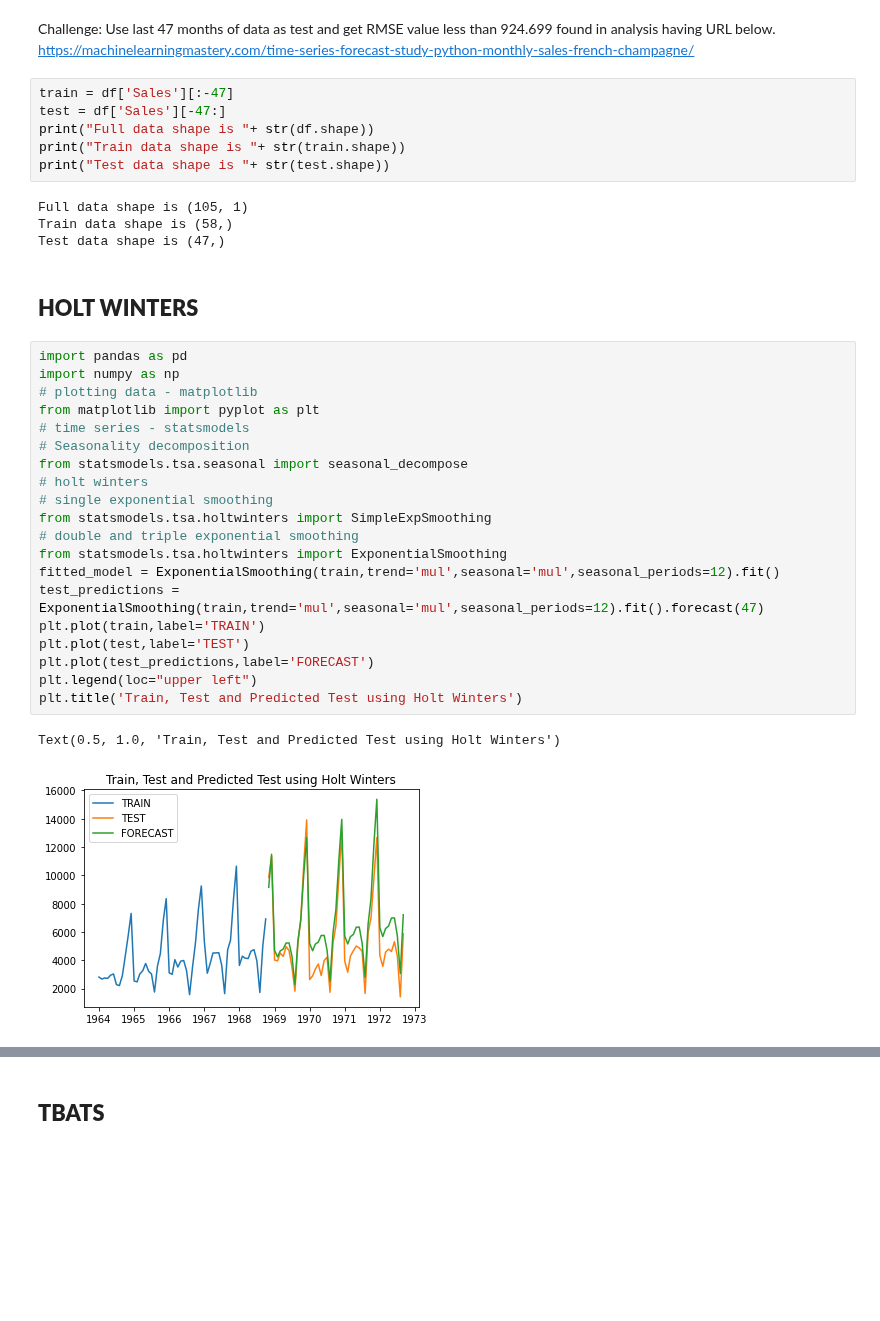
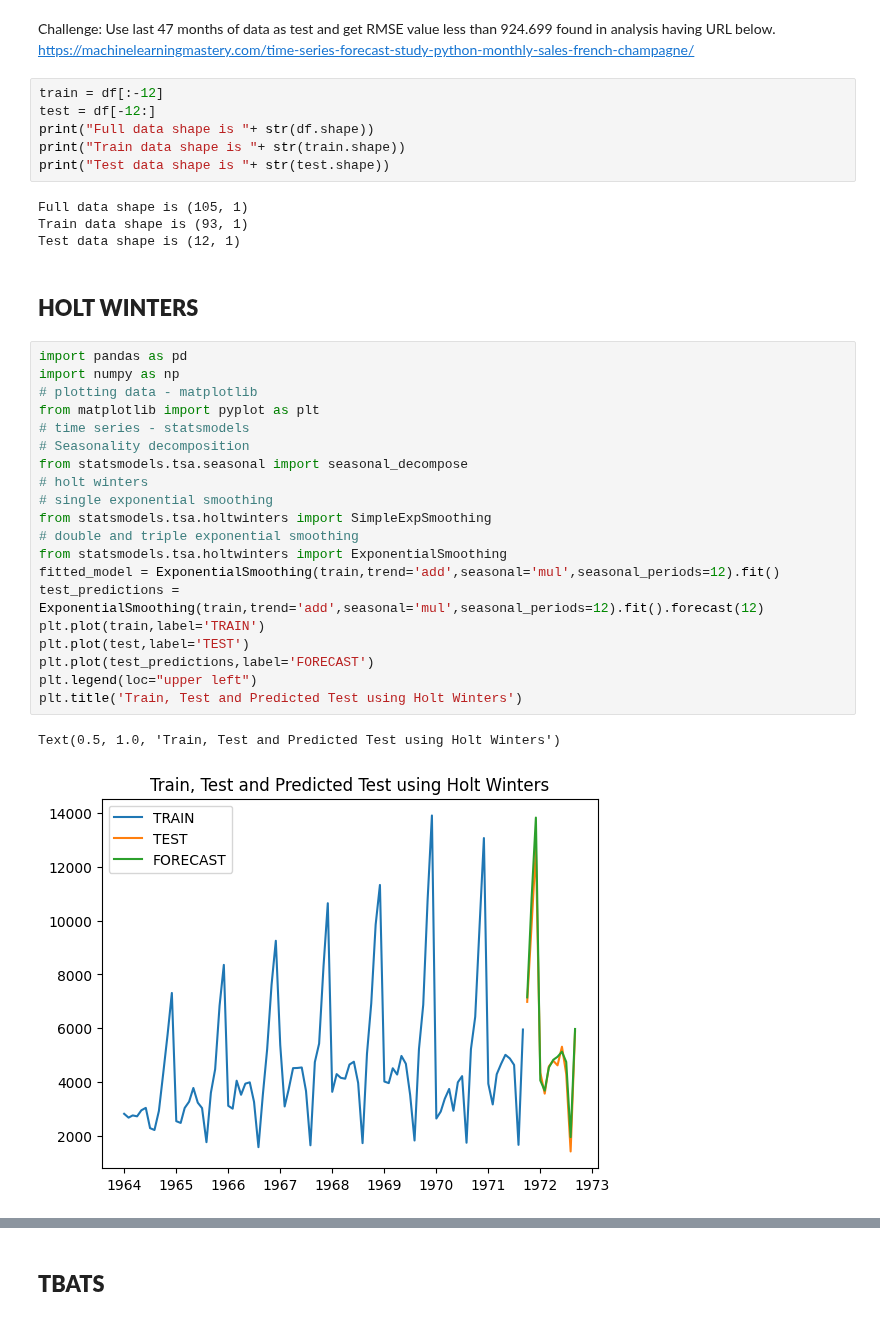
Before and after one commit to ogut77/DataScience, a Jupyter notebook: Champagne2.ipynb, the cells around one changed output, grey strips where cells are left out. Drawn from its saved outputs; the diff is of its cells as text; blank space fills up the shorter version.

```diff
--- a/Champagne2.ipynb
+++ b/Champagne2.ipynb
@@ -64,40 +72,40 @@ decompose_result.plot();
 Challenge: Use last 47 months of data as test and get RMSE value less than 924.699 found in analysis having URL below.
 https://machinelearningmastery.com/time-series-forecast-study-python-monthly-sales-french-champagne/
 # %%
-train = df['Sales'][:-47]
-test = df['Sales'][-47:]
+train = df[:-12]
+test = df[-12:]
 print("Full data shape is "+ str(df.shape))
 print("Train data shape is "+ str(train.shape))
 print("Test data shape is "+ str(test.shape))
 # %% [output]
 Full data shape is (105, 1)
-Train data shape is (58,)
-Test data shape is (47,)
+Train data shape is (93, 1)
+Test data shape is (12, 1)
 # %% [markdown]
 ## **HOLT WINTERS**
 # %%
 import pandas as pd
 import numpy as np
 # plotting data - matplotlib
 from matplotlib import pyplot as plt
 # time series - statsmodels
 # Seasonality decomposition
 from statsmodels.tsa.seasonal import seasonal_decompose
 # holt winters
 # single exponential smoothing
 from statsmodels.tsa.holtwinters import SimpleExpSmoothing
 # double and triple exponential smoothing
 from statsmodels.tsa.holtwinters import ExponentialSmoothing
-fitted_model = ExponentialSmoothing(train,trend='mul',seasonal='mul',seasonal_periods=12).fit()
-test_predictions = ExponentialSmoothing(train,trend='mul',seasonal='mul',seasonal_periods=12).fit().forecast(47)
+fitted_model = ExponentialSmoothing(train,trend='add',seasonal='mul',seasonal_periods=12).fit()
+test_predictions = ExponentialSmoothing(train,trend='add',seasonal='mul',seasonal_periods=12).fit().forecast(12)
 plt.plot(train,label='TRAIN')
 plt.plot(test,label='TEST')
 plt.plot(test_predictions,label='FORECAST')
 plt.legend(loc="upper left")
 plt.title('Train, Test and Predicted Test using Holt Winters')
 # %% [output]
 Text(0.5, 1.0, 'Train, Test and Predicted Test using Holt Winters')
-[figure, old version]
+[figure, new version]
 # %%
 #Evaluate forecasting Performance
 from sklearn.metrics import mean_absolute_error,mean_squared_error
```
Also changed, not shown: parts of 23 cells of this notebook.
